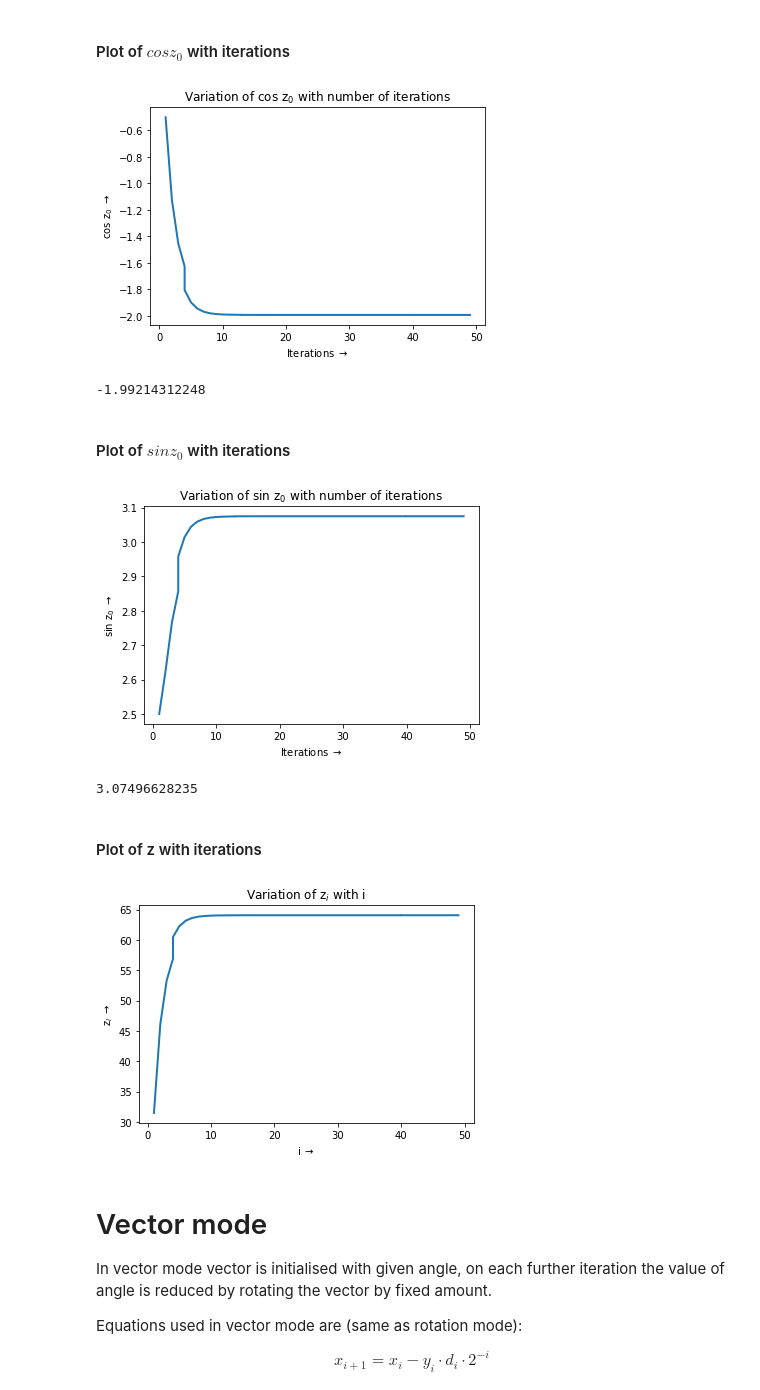
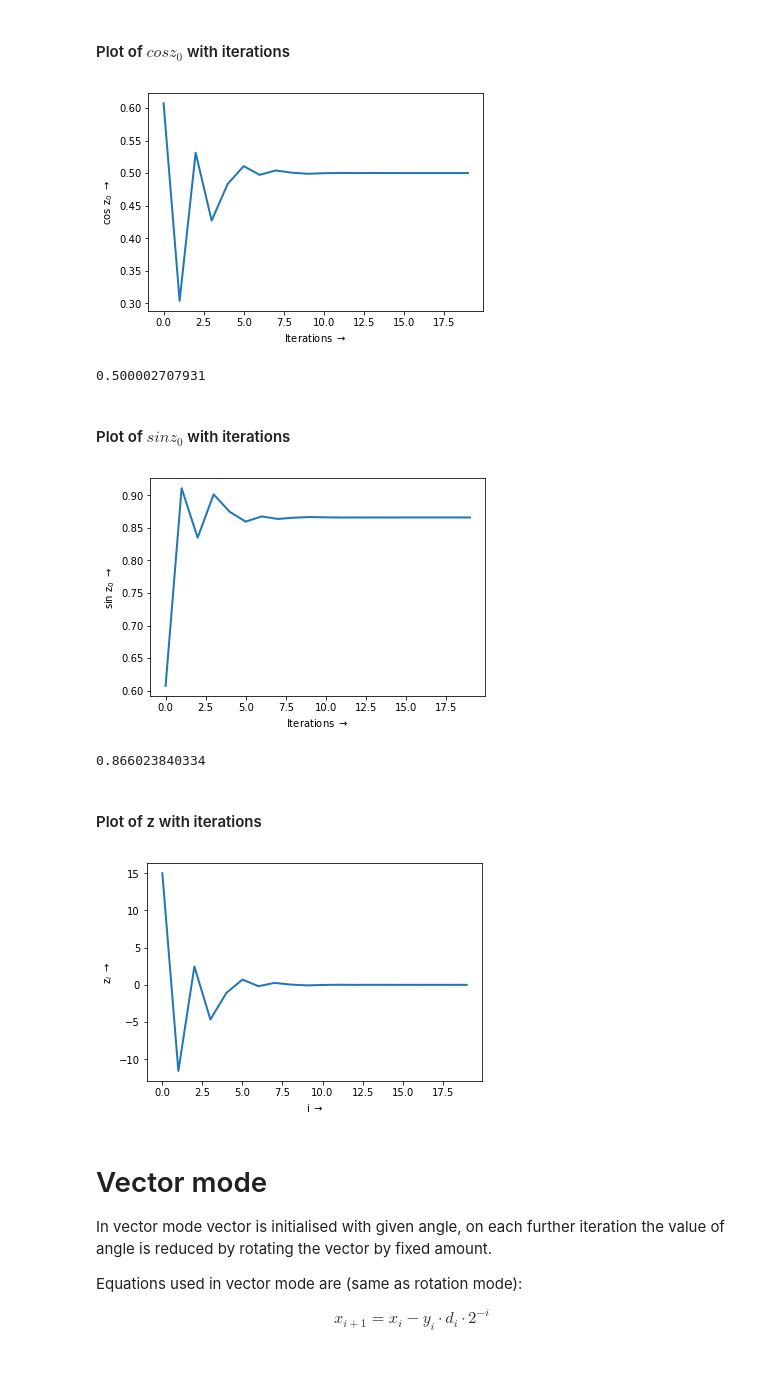
Before and after one commit to suyashmahar/cordic-algorithm-python, a Jupyter notebook: cordic_implementation.ipynb, the cells around one changed output. Cells and saved outputs as stored; diff of their text form; code cells hidden in the pictures; blank space fills up the shorter version.

```diff
--- a/cordic_implementation.ipynb
+++ b/cordic_implementation.ipynb
@@ -26,7 +134,7 @@ from __future__ import division
 # %% [markdown]
 Maximum number of iterations that algorithm will perform
 # %%
-max_iter = 50
+max_iter = 20
 # %% [markdown]
 Variables to identify circular, linear and hyperbolic mode
 # %%
@@ -159,10 +216,10 @@ def rotation_mode(x, y, z, coordinate, iterations):
 
     if (iterations > 0):
         while (i < max_iter):
-            if (current_y < 0):
+            if (current_z < 0):
+                di = -1
+            else:
                 di = +1
-            else:
-                di = -1
             next_z = current_z - di * ROM_lookup(i, coordinate)
             next_x = current_x - coordinate * di * current_y * (2**(-1*i))
             next_y = current_y + di * current_x * 2**(-1*i)
@@ -179,7 +236,6 @@ def rotation_mode(x, y, z, coordinate, iterations):
 
             if (coordinate == hyperbolic):
                 if ((i != 4) & (i != 13) & (i!=40)):
-                    print i
                     i = i+1
                 elif (flag == 0):
                     flag = 1
@@ -192,6 +248,6 @@ def rotation_mode(x, y, z, coordinate, iterations):
 
 ##### Angle for calculation in rotation mode
 # %%
-angle = 30 # degrees
+angle = 60 # degrees
 # %%
-result_dict = rotation_mode(1, 3, 0, hyperbolic, max_iter)
+result_dict = rotation_mode(a, 0, angle, circular, max_iter)
@@ -216,25 +254,30 @@ result_dict = rotation_mode(1, 3, 0, hyperbolic, max_iter)
 # %% [markdown]
 #### Plot of $cosz_{0}$ with iterations
 # %%
-plot(result_dict['iteration'], result_dict['x'], 'Iterations $\\rightarrow$', 'cos z$_{0}$ $\\rightarrow$', 'Variation of cos z$_{0}$ with number of iterations')
+#plot(result_dict['iteration'], result_dict['x'], 'Iterations $\\rightarrow$', 'cos z$_{0}$ $\\rightarrow$', 'Variation of cos z$_{0}$ with number of iterations')
+#print result_dict['x'][max_iter-2]
+plot(result_dict['iteration'], result_dict['x'], 'Iterations $\\rightarrow$', 'cos z$_{0}$ $\\rightarrow$', '')
 print result_dict['x'][max_iter-2]
 # %% [output]
-[figure, old version]
+[figure, new version]
--1.99214312248
+0.500002707931
 # %% [markdown]
 #### Plot of $sinz_{0}$ with iterations
 # %%
-plot(result_dict['iteration'], result_dict['y'], 'Iterations $\\rightarrow$', 'sin z$_{0}$ $\\rightarrow$', 'Variation of sin z$_{0}$ with number of iterations')
+#plot(result_dict['iteration'], result_dict['y'], 'Iterations $\\rightarrow$', 'sin z$_{0}$ $\\rightarrow$', 'Variation of sin z$_{0}$ with number of iterations')
+#print result_dict['y'][max_iter-2]
+plot(result_dict['iteration'], result_dict['y'], 'Iterations $\\rightarrow$', 'sin z$_{0}$ $\\rightarrow$', '')
 print result_dict['y'][max_iter-2]
 # %% [output]
-[figure, old version]
+[figure, new version]
-3.07496628235
+0.866023840334
 # %% [markdown]
 #### Plot of z with iterations
 # %%
-plot(result_dict['iteration'], result_dict['z'], 'i $\\rightarrow$', 'z$_{i}$ $\\rightarrow$', 'Variation of z$_{i}$ with i')
+#plot(result_dict['iteration'], result_dict['z'], 'i $\\rightarrow$', 'z$_{i}$ $\\rightarrow$', 'Variation of z$_{i}$ with i')
+plot(result_dict['iteration'], result_dict['z'], 'i $\\rightarrow$', 'z$_{i}$ $\\rightarrow$', '')
 # %% [output]
-[figure, old version]
+[figure, new version]
 # %% [markdown]
 # Vector mode
 In vector mode vector is initialised with given angle, on each further iteration the value of angle is reduced by rotating the vector by fixed amount.
```
Also changed, not shown: parts of 28 cells of this notebook, 1 other file.
